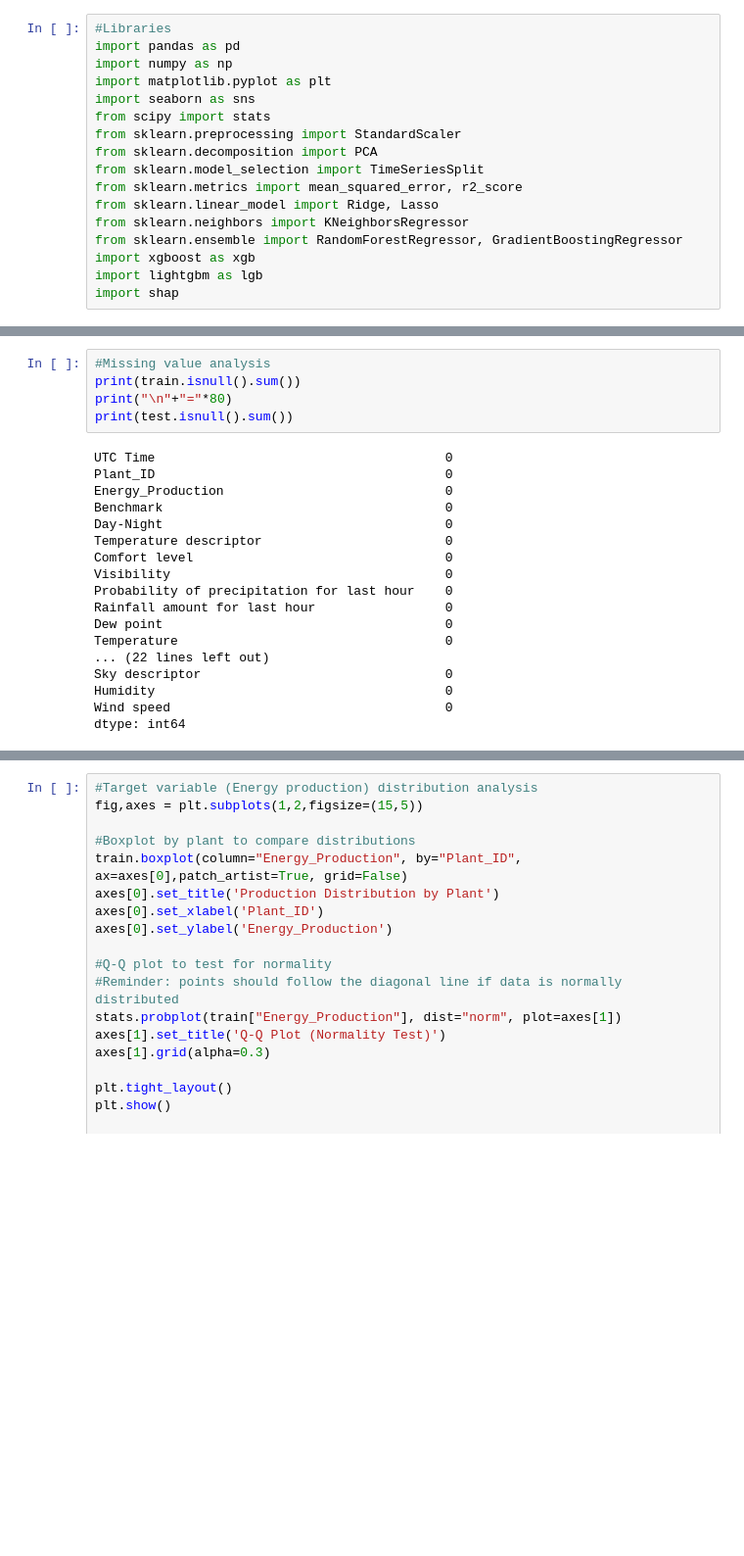
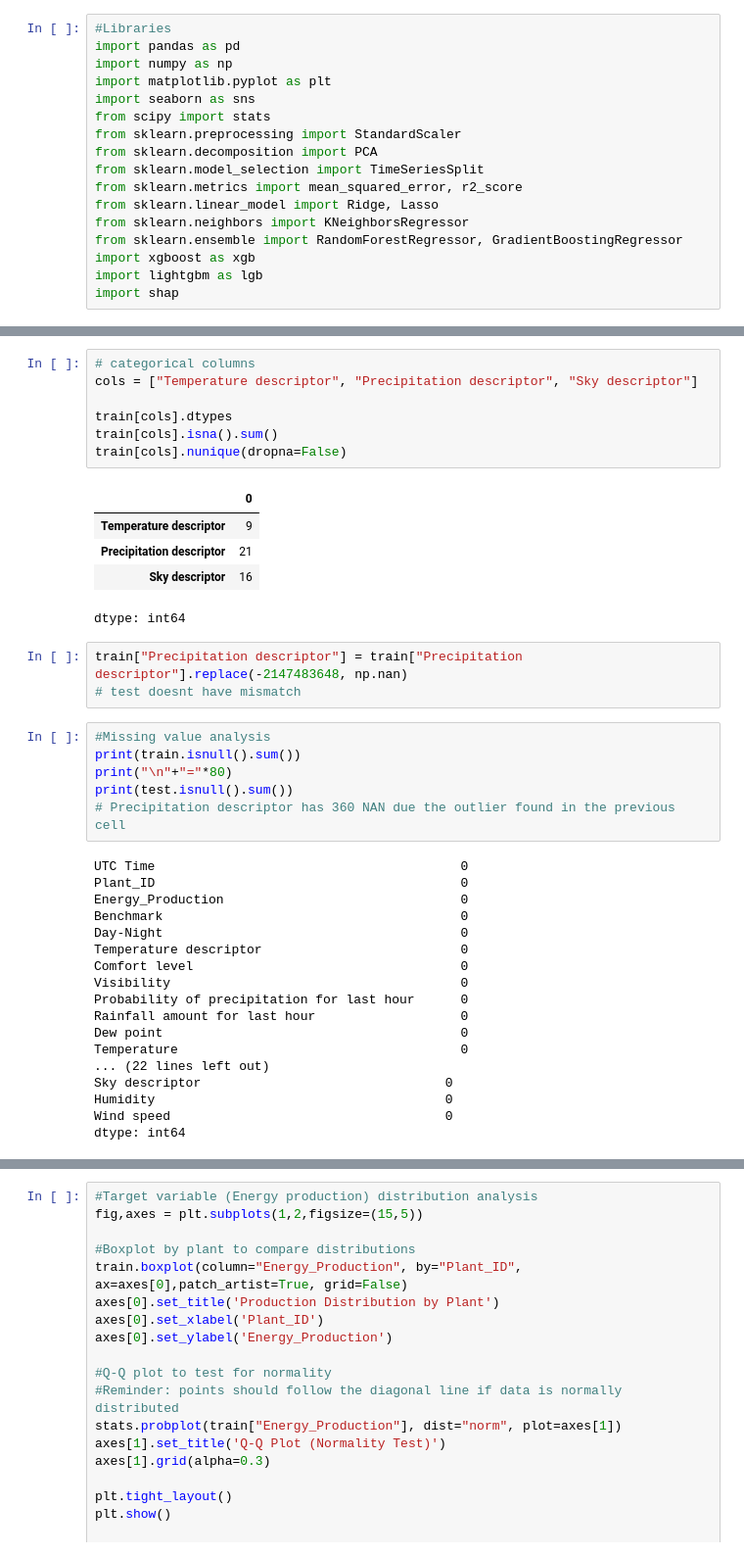
Before and after one commit to Katpst/Solar-Energy-Production-Forecasting, a Jupyter notebook: ML_Forecasting.ipynb, the cells around one changed output, grey strips where cells are left out. Shown at 98% size. Drawn from its saved outputs; the diff is of its cells as text; blank space fills up the shorter version.

```diff
--- a/ML_Forecasting.ipynb
+++ b/ML_Forecasting.ipynb
@@ -82,9 +82,26 @@ memory usage: 22.9+ MB
 | 50% | 8.000000 | 0.000000 | 0.00000 | 6.000000 | 10.610000 | 19.200000 | ... |
 | 75% | 12.000000 | 0.015000 | 0.01400 | 8.000000 | 19.300000 | 23.480000 | ... |
 | max | 15.000000 | 0.071000 | 0.07100 | 12.000000 | 39.840000 | 73.850000 | ... |
+# %%
+# categorical columns
+cols = ["Temperature descriptor", "Precipitation descriptor", "Sky descriptor"]
+
+train[cols].dtypes
+train[cols].isna().sum()
+train[cols].nunique(dropna=False)
+# %% [output]
+|  | 0 |
+| Temperature descriptor | 9 |
+| Precipitation descriptor | 21 |
+| Sky descriptor | 16 |
+dtype: int64
+# %%
+train["Precipitation descriptor"] = train["Precipitation descriptor"].replace(-2147483648, np.nan)
+# test doesnt have mismatch
 # %%
 #Missing value analysis
 print(train.isnull().sum())
 print("\n"+"="*80)
 print(test.isnull().sum())
+# Precipitation descriptor has 360 NAN due the outlier found in the previous cell
 # %% [output]
```
Also changed, not shown: parts of 30 cells of this notebook.
